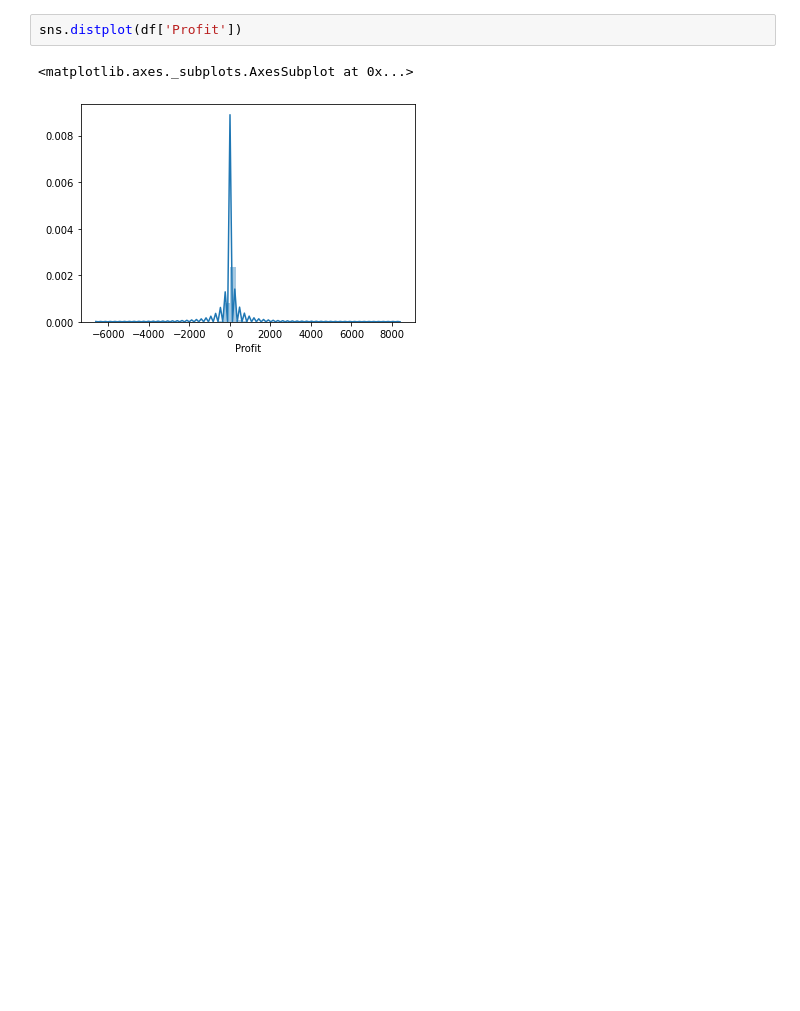
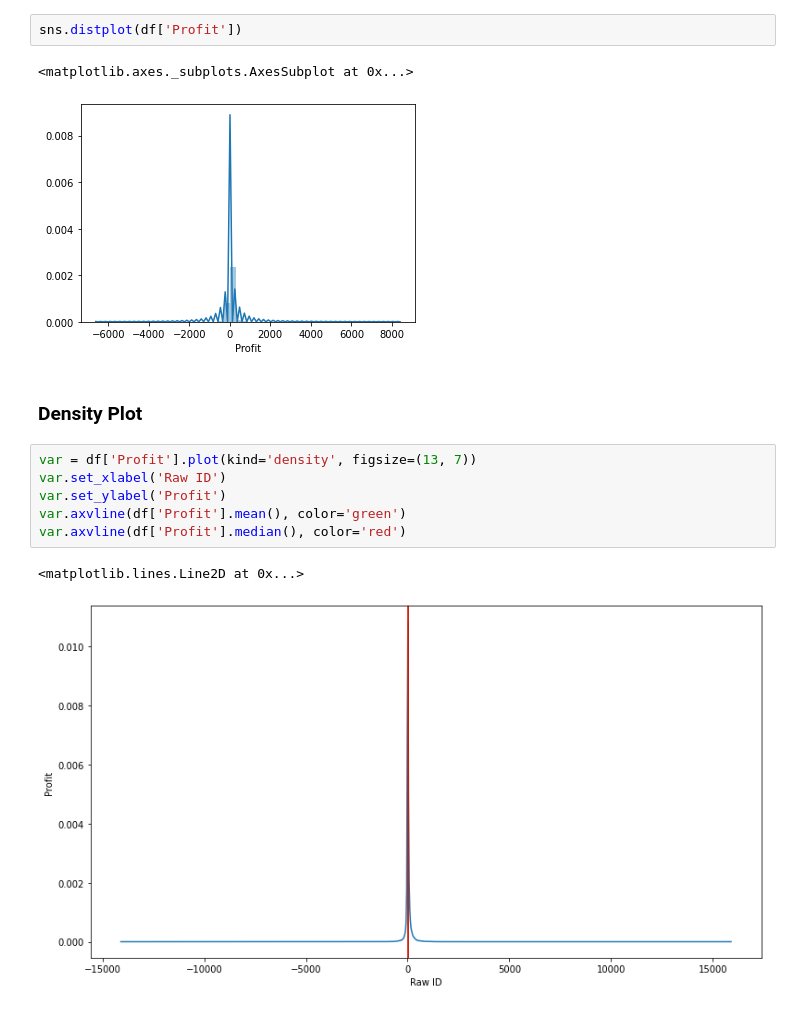
Before and after one commit to abidshafee/dataAnalysis, a Jupyter notebook: dataAnalysis.ipynb, the cells around one changed output. Saved outputs shown, nothing was run; the diff lists cells and outputs as text; blank space fills up the shorter version.

```diff
--- a/dataAnalysis.ipynb
+++ b/dataAnalysis.ipynb
@@ -227,3 +231,14 @@ sns.distplot(df['Profit'])
 # %% [output]
 <matplotlib.axes._subplots.AxesSubplot at 0x...>
 [figure]
+# %% [markdown]
+### Density Plot
+# %%
+var = df['Profit'].plot(kind='density', figsize=(13, 7))
+var.set_xlabel('Raw ID')
+var.set_ylabel('Profit')
+var.axvline(df['Profit'].mean(), color='green')
+var.axvline(df['Profit'].median(), color='red')
+# %% [output]
+<matplotlib.lines.Line2D at 0x...>
+[figure, added]
```
Also changed, not shown: parts of 4 cells of this notebook.
